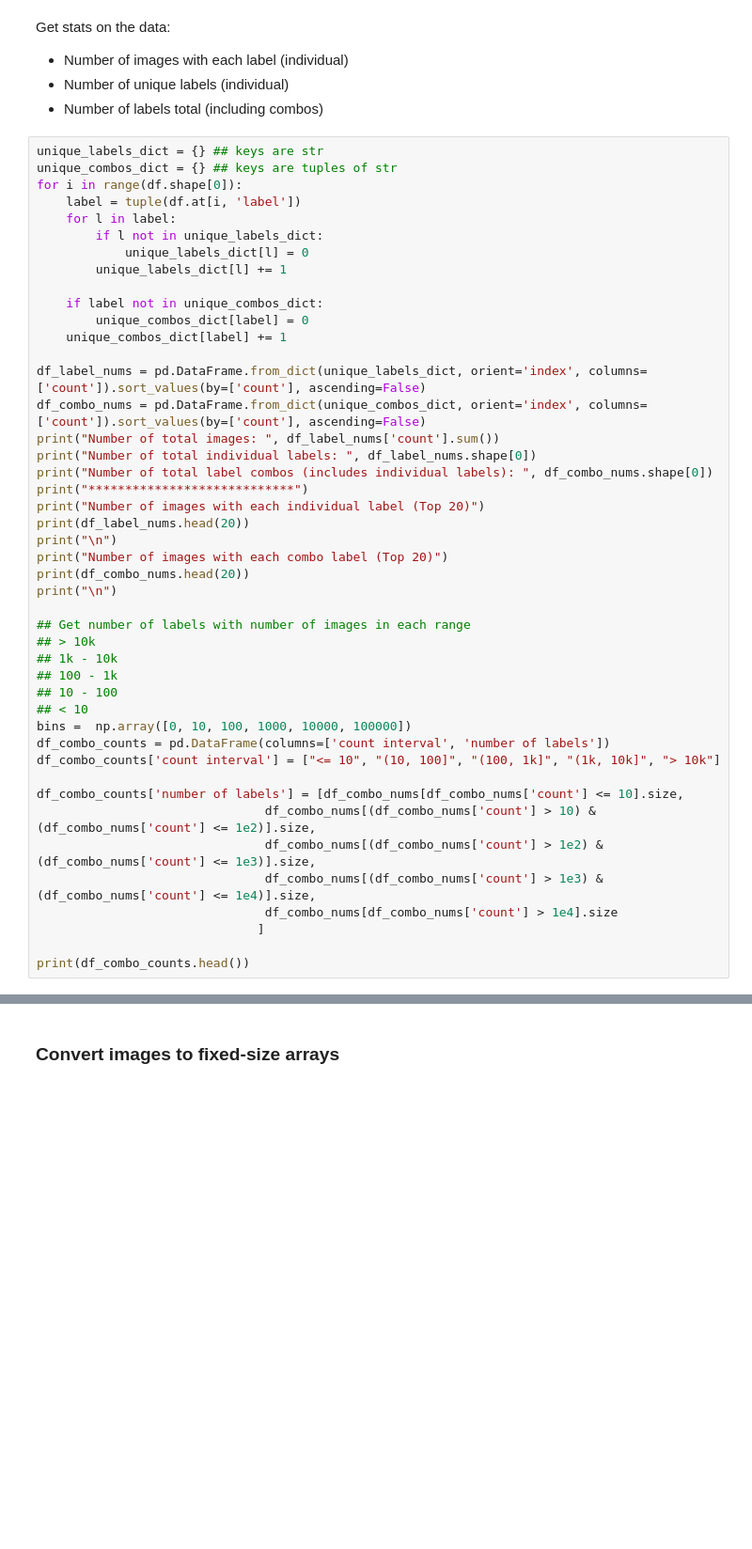
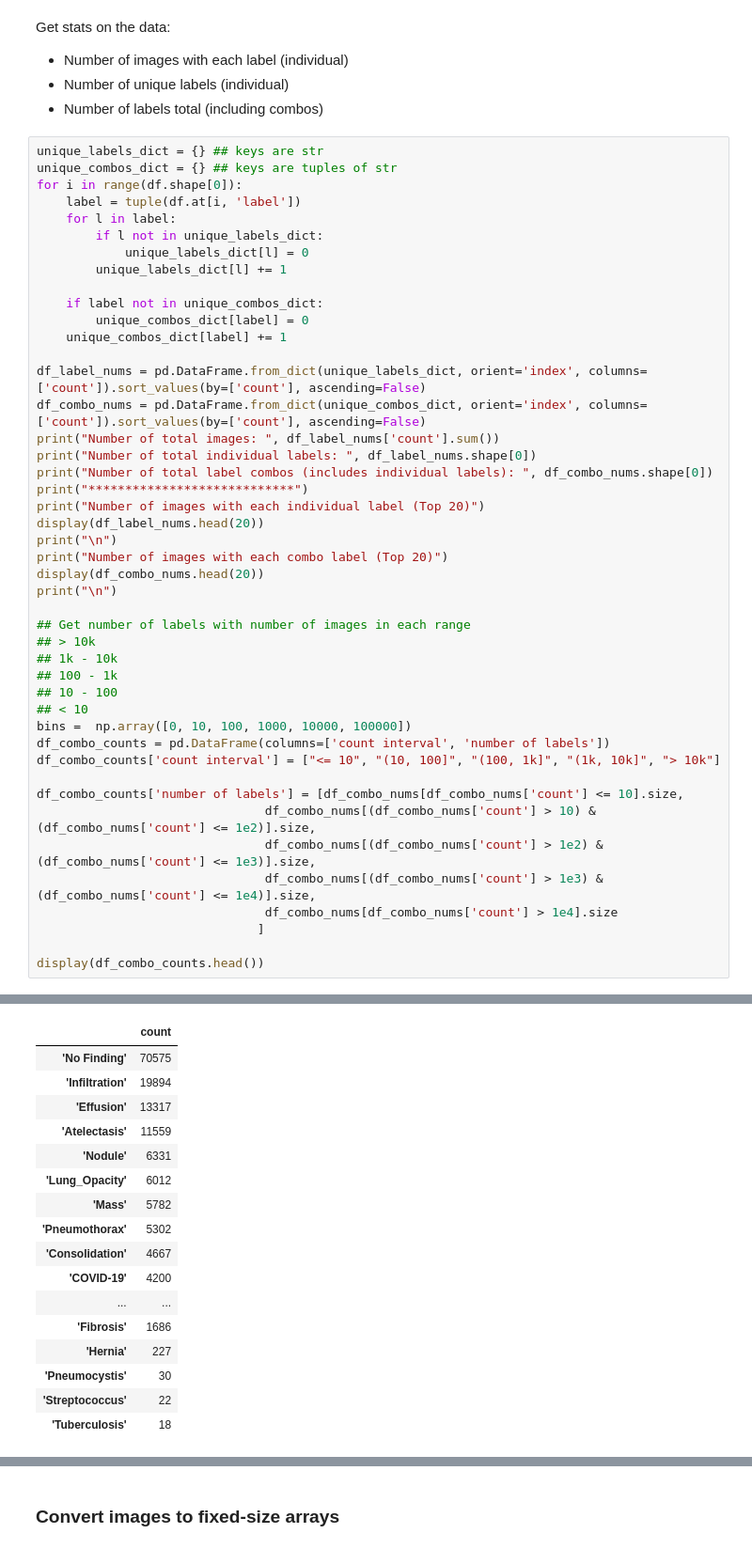
Before and after one commit to edwin-pan/MetaCheX, a Jupyter notebook: MetaCheX.ipynb, the cells around one changed output, grey strips where cells are left out. Shown at 94% size. Saved outputs shown, nothing was run; the diff lists cells and outputs as text; blank space fills up the shorter version.

```diff
--- a/MetaCheX.ipynb
+++ b/MetaCheX.ipynb
@@ -134,10 +128,10 @@ print("Number of total individual labels: ", df_label_nums.shape[0])
 print("Number of total label combos (includes individual labels): ", df_combo_nums.shape[0])
 print("****************************")
 print("Number of images with each individual label (Top 20)")
-print(df_label_nums.head(20))
+display(df_label_nums.head(20))
 print("\n")
 print("Number of images with each combo label (Top 20)")
-print(df_combo_nums.head(20))
+display(df_combo_nums.head(20))
 print("\n")
 
 ## Get number of labels with number of images in each range
@@ -157,7 +151,7 @@ df_combo_counts['number of labels'] = [df_combo_nums[df_combo_nums['count'] <= 1
                                df_combo_nums[df_combo_nums['count'] > 1e4].size
                               ]
 
-print(df_combo_counts.head())
+display(df_combo_counts.head())
 # %% [output]
 Number of total images:  164298
 Number of total individual labels:  35
@@ -178,0 +161,17 @@ Number of images with each individual label (Top 20)
+|  | count |
+| 'No Finding' | 70575 |
+| 'Infiltration' | 19894 |
+| 'Effusion' | 13317 |
+| 'Atelectasis' | 11559 |
+| 'Nodule' | 6331 |
+| 'Lung_Opacity' | 6012 |
+| 'Mass' | 5782 |
+| 'Pneumothorax' | 5302 |
+| 'Consolidation' | 4667 |
+| 'COVID-19' | 4200 |
+| ... | ... |
+| 'Fibrosis' | 1686 |
+| 'Hernia' | 227 |
+| 'Pneumocystis' | 30 |
+| 'Streptococcus' | 22 |
+| 'Tuberculosis' | 18 |
```
Also changed, not shown: parts of 12 cells of this notebook.
